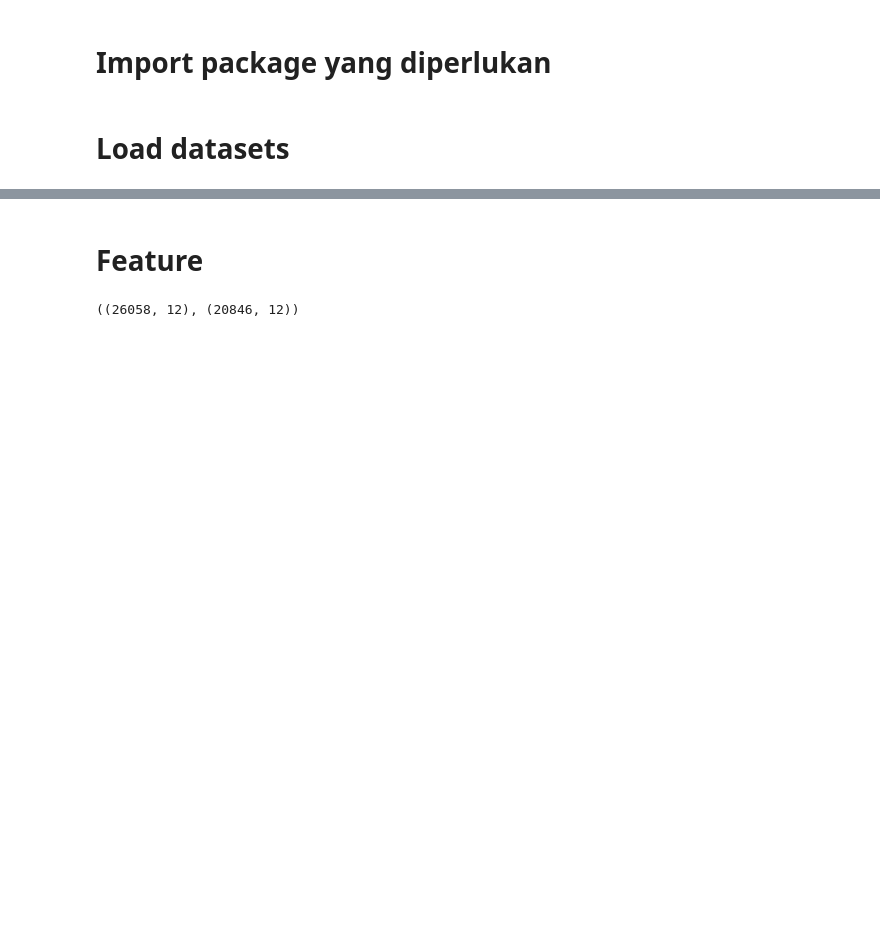
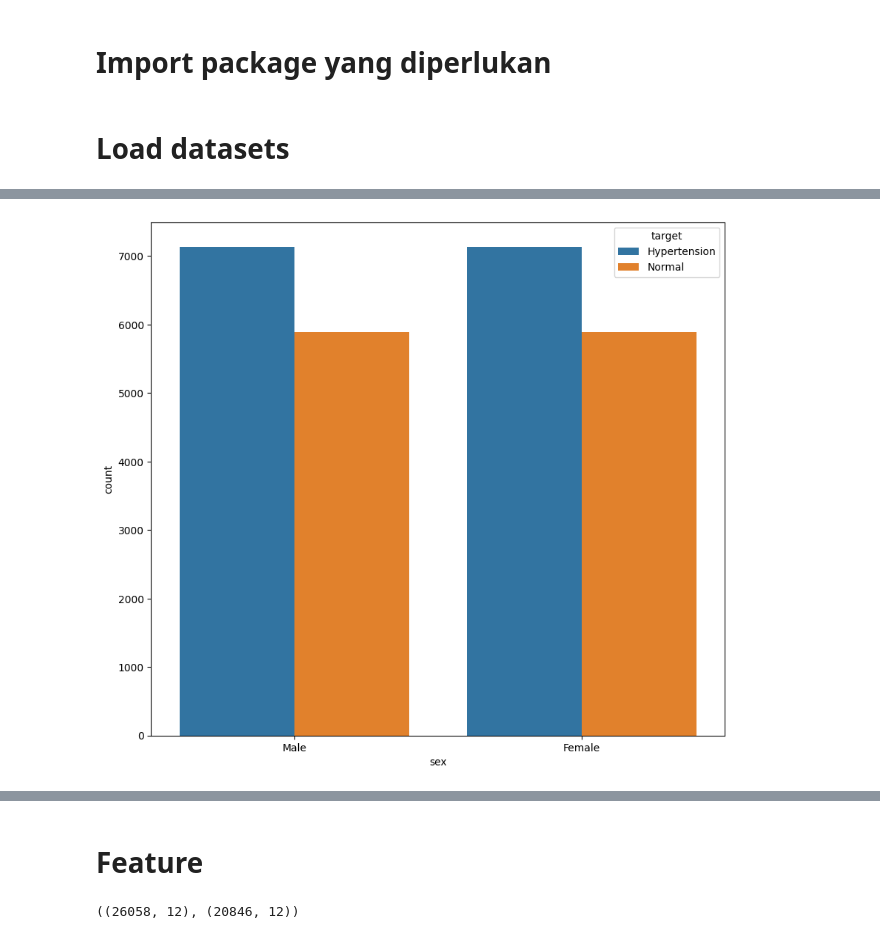
Before and after one commit to irgiys/heart_disease_prediction, a Jupyter notebook: hypertension_prediction.ipynb, the cells around one changed output, grey strips where cells are left out. Cells and saved outputs as stored; diff of their text form; code cells hidden in the pictures; blank space fills up the shorter version.

```diff
--- a/hypertension_prediction.ipynb
+++ b/hypertension_prediction.ipynb
@@ -38,0 +82,10 @@ df[df["target"] == 1].head()
+# %%
+# Membuat temporary dataframe
+temp_df = df.copy()
+# %%
+# Ubah data numerik menjadi kategorikal
+temp_df["target"] = temp_df["target"].map({0: "Normal", 1:"Hypertension"})
+temp_df["sex"] = temp_df["sex"].map({0:"Female", 1:"Male"})
+temp_df['cp']= temp_df['cp'].map({0:'typical angina',1:'atypical angina',2:'non-anginal pain',3:'asymptomatic'})
+temp_df['restecg']= temp_df['restecg'].map({0:'Normal',1:'ST-T abnormal',2:'Left ventricular'})
+temp_df['exang']= temp_df['exang'].map({0:'No',1:'Yes'})
@@ -38,0 +197,5 @@ df[df["target"] == 1].head()
+# %%
+sns.countplot(x="sex", data=temp_df,hue="target")
+plt.show()
+# %% [output]
+[figure, added]
```
Also changed, not shown: parts of 37 cells of this notebook, 4 other files.
